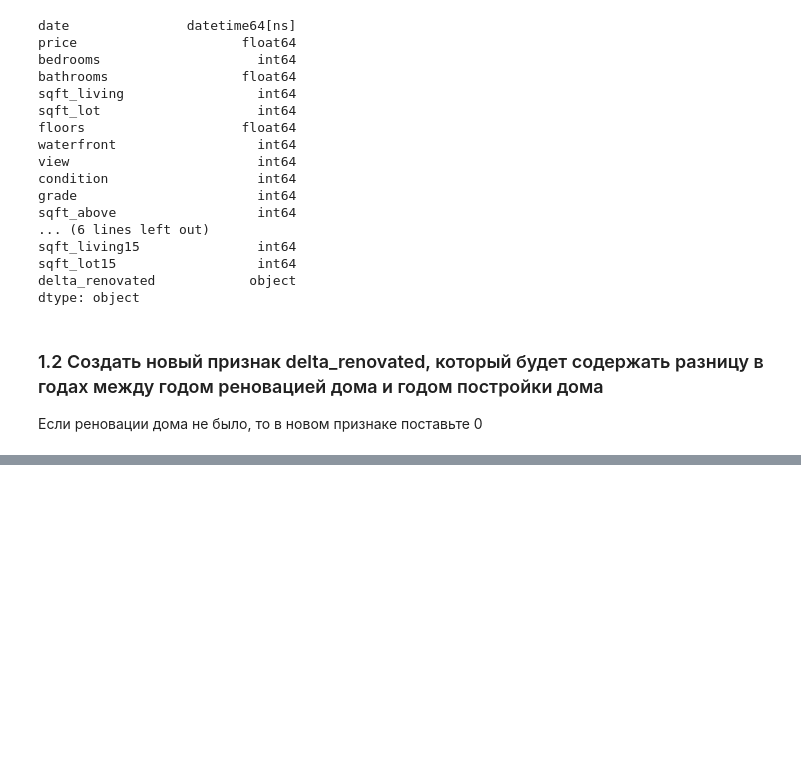
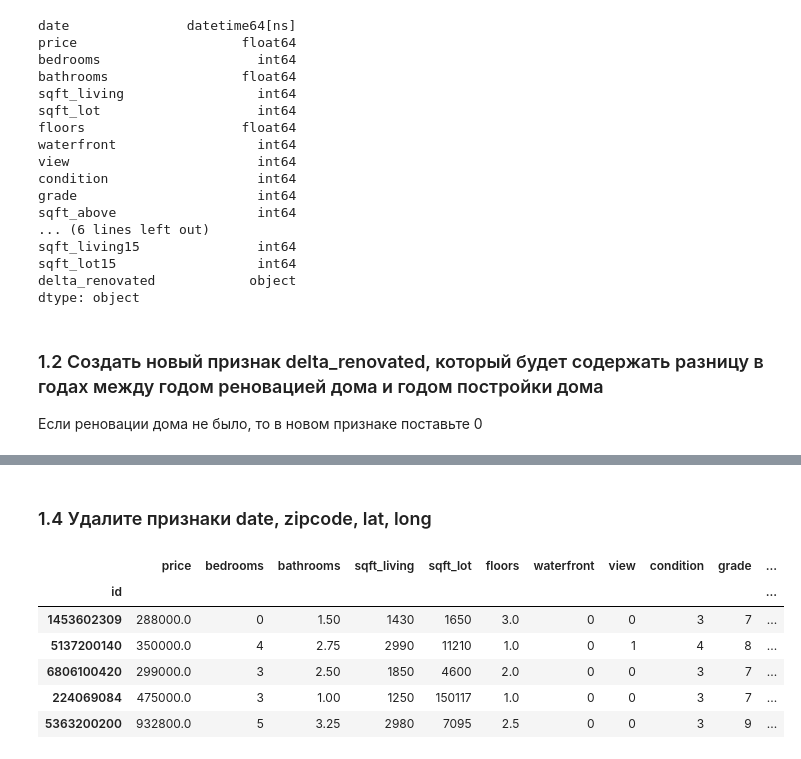
Before and after one commit to Olga643/Example, a Jupyter notebook: Untitled20.ipynb, the cells around one changed output, grey strips where cells are left out. Saved outputs shown, nothing was run; the diff lists cells and outputs as text; code cells hidden in the pictures; blank space fills up the shorter version.

```diff
--- a/Untitled20.ipynb
+++ b/Untitled20.ipynb
@@ -78,4 +57,0 @@ dtype: object
-# %%
-df['delta_renovated'] = (df['yr_renovated']- df['yr_built']).where(df['delta_renovated']>0, other=0)
-# df['delta_renovated'].where(df['delta_renovated'] > 0, other = 'low')
-df.head()
@@ -83,0 +60,3 @@ TypeError: ignored
+# %%
+df['year_of_sale'] =pd.DatetimeIndex(df['date']).year
+df.sample()
@@ -83,0 +68,3 @@ TypeError: ignored
+# %%
+df['month_of_sale'] =pd.DatetimeIndex(df['date']).month
+df.sample()
@@ -83,0 +76,13 @@ TypeError: ignored
+# %% [markdown]
+### 1.4 Удалите признаки date, zipcode, lat, long
+# %%
+df.drop(columns=['date', 'zipcode', 'lat', 'long'], inplace=True)
+df.sample(5)
+# %% [output]
+|  | price | bedrooms | bathrooms | sqft_living | sqft_lot | floors | waterfront | view | condition | grade | ... |
+| id |  |  |  |  |  |  |  |  |  |  | ... |
+| 1453602309 | 288000.0 | 0 | 1.50 | 1430 | 1650 | 3.0 | 0 | 0 | 3 | 7 | ... |
+| 5137200140 | 350000.0 | 4 | 2.75 | 2990 | 11210 | 1.0 | 0 | 1 | 4 | 8 | ... |
+| 6806100420 | 299000.0 | 3 | 2.50 | 1850 | 4600 | 2.0 | 0 | 0 | 3 | 7 | ... |
+| 224069084 | 475000.0 | 3 | 1.00 | 1250 | 150117 | 1.0 | 0 | 0 | 3 | 7 | ... |
+| 5363200200 | 932800.0 | 5 | 3.25 | 2980 | 7095 | 2.5 | 0 | 0 | 3 | 9 | ... |
```
Also changed, not shown: parts of 6 cells of this notebook.
